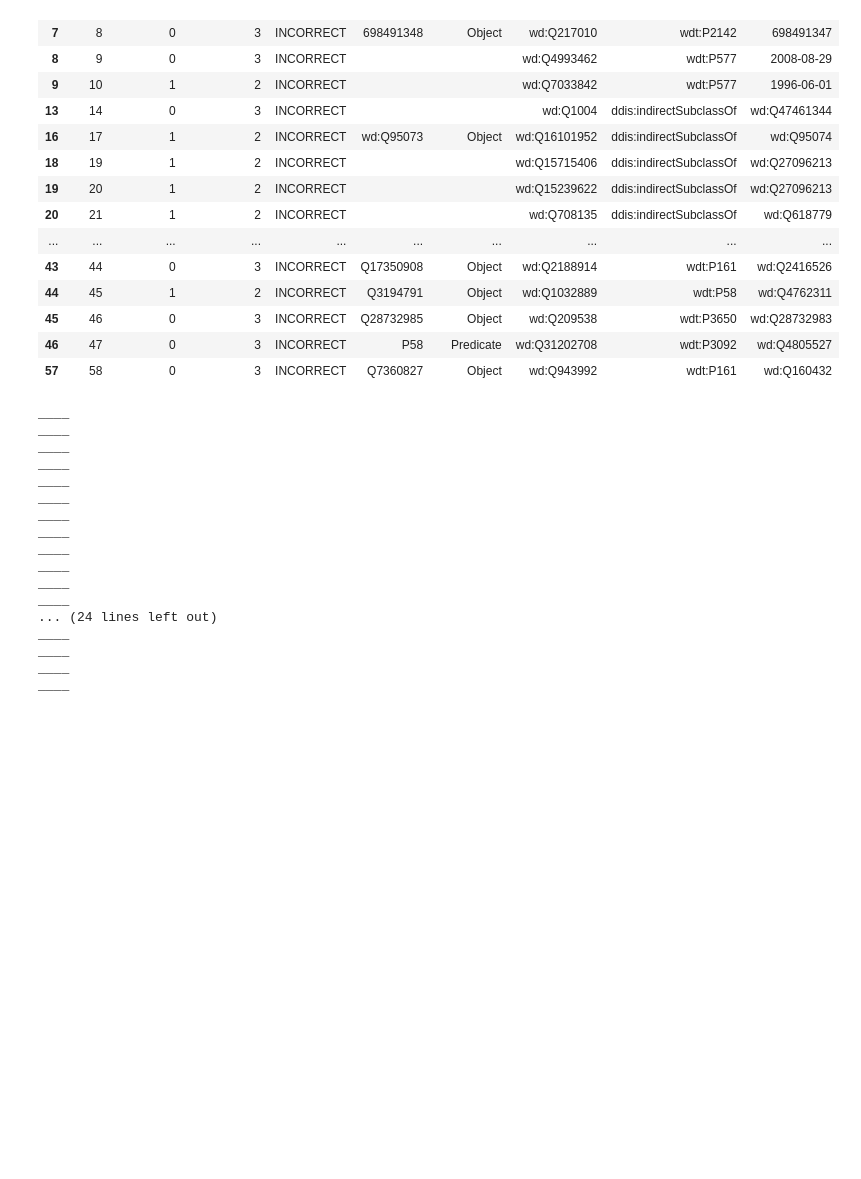
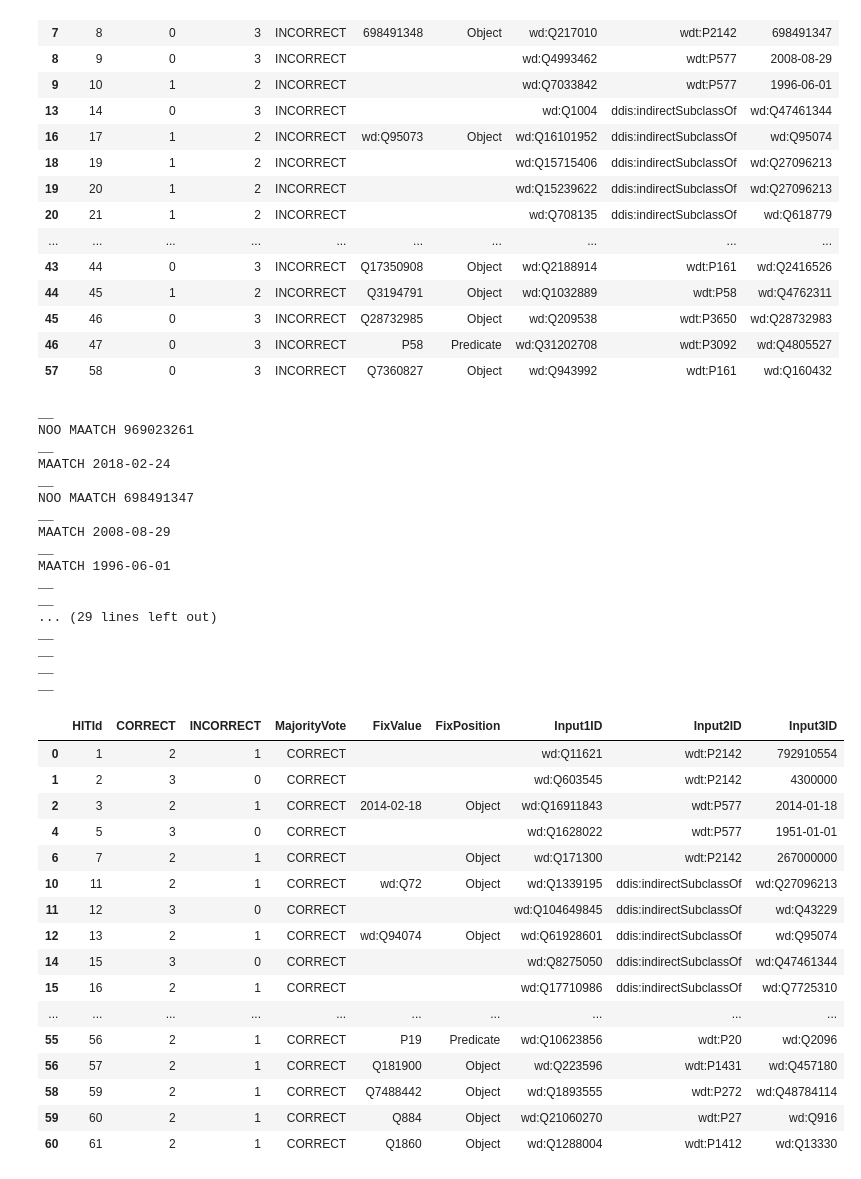
Before and after one commit to theoliver7/uzh-advanced-topics-in-ai, a Jupyter notebook: explorations/Crowd_Sourcing.ipynb, the cells around one changed output. Drawn from its saved outputs; the diff is of its cells as text; code cells hidden in the pictures; blank space fills up the shorter version.

```diff
--- a/explorations/Crowd_Sourcing.ipynb
+++ b/explorations/Crowd_Sourcing.ipynb
@@ -203,8 +218,12 @@ to_fix
 | 46 | 47 | 0 | 3 | INCORRECT | P58 | Predicate | wd:Q31202708 | wdt:P3092 | wd:Q4805527 |
 | 57 | 58 | 0 | 3 | INCORRECT | Q7360827 | Object | wd:Q943992 | wdt:P161 | wd:Q160432 |
 # %%
+import re
+from rdflib import Graph, URIRef, Literal, XSD
+
 # Apply the fixes
 for index, row in to_fix.iterrows():
+    print("__")
     # Extract subject, predicate, old object, and new object
     subject = rdflib.URIRef(row['Input1ID'].replace("wd:", "http://www.wikidata.org/entity/"))
     predicate = rdflib.URIRef(row['Input2ID'].replace("wdt:", "http://www.wikidata.org/prop/direct/").replace("ddis:",
@@ -215,7 +234,14 @@ for index, row in to_fix.iterrows():
         old_object = rdflib.URIRef(row['Input3ID'].replace("wd:", "http://www.wikidata.org/entity/"))
 
     else:
-        old_object = rdflib.Literal(row['Input3ID'])
+        pattern = r'\d{4}-\d{2}-\d{2}'
+        if re.fullmatch(pattern, row['Input3ID']):
+            print("MAATCH",old_object)
+
+            old_object = rdflib.Literal(row['Input3ID'], datatype=XSD.date)
+        else:
+            print("NOO MAATCH",old_object)
+            old_object = rdflib.Literal(row['Input3ID'])
 
     if "wd:" in row['FixValue']:
         fix_value = rdflib.URIRef(str(row['FixValue']).replace("wd:", "http://www.wikidata.org/entity/")) if pd.notna(
@@ -232,33 +258,56 @@ for index, row in to_fix.iterrows():
 
         if row['FixPosition'] == "Subject":
             graph.remove((subject, predicate, old_object))
+            print((fix_value, predicate, old_object))
+
             graph.add((fix_value, predicate, old_object))
         elif row['FixPosition'] == "Predicate":
             graph.remove((subject, predicate, old_object))
             graph.add((subject, fix_value, old_object))
         else:
+            # print(subject, predicate, old_object)
             graph.remove((subject, predicate, old_object))
             graph.add((subject, predicate, fix_value))
 
-    print("____")
 
 # Save the updated graph
 # Replace with your desired output path
 # %% [output]
-____
-____
-____
-____
-____
-____
-____
-____
-____
-____
-____
-____
-... (24 lines left out)
-____
-____
-____
-____
+__
+NOO MAATCH 969023261
+__
+MAATCH 2018-02-24
+__
+NOO MAATCH 698491347
+__
+MAATCH 2008-08-29
+__
+MAATCH 1996-06-01
+__
+__
+... (29 lines left out)
+__
+__
+__
+__
+# %%
+just_add = answer_distribution_with_inputs[answer_distribution_with_inputs['MajorityVote'] == "CORRECT"]
+just_add
+# %% [output]
+|  | HITId | CORRECT | INCORRECT | MajorityVote | FixValue | FixPosition | Input1ID | Input2ID | Input3ID |
+| 0 | 1 | 2 | 1 | CORRECT |  |  | wd:Q11621 | wdt:P2142 | 792910554 |
+| 1 | 2 | 3 | 0 | CORRECT |  |  | wd:Q603545 | wdt:P2142 | 4300000 |
+| 2 | 3 | 2 | 1 | CORRECT | 2014-02-18 | Object | wd:Q16911843 | wdt:P577 | 2014-01-18 |
+| 4 | 5 | 3 | 0 | CORRECT |  |  | wd:Q1628022 | wdt:P577 | 1951-01-01 |
+| 6 | 7 | 2 | 1 | CORRECT |  | Object | wd:Q171300 | wdt:P2142 | 267000000 |
+| 10 | 11 | 2 | 1 | CORRECT | wd:Q72 | Object | wd:Q1339195 | ddis:indirectSubclassOf | wd:Q27096213 |
+| 11 | 12 | 3 | 0 | CORRECT |  |  | wd:Q104649845 | ddis:indirectSubclassOf | wd:Q43229 |
+| 12 | 13 | 2 | 1 | CORRECT | wd:Q94074 | Object | wd:Q61928601 | ddis:indirectSubclassOf | wd:Q95074 |
+| 14 | 15 | 3 | 0 | CORRECT |  |  | wd:Q8275050 | ddis:indirectSubclassOf | wd:Q47461344 |
+| 15 | 16 | 2 | 1 | CORRECT |  |  | wd:Q17710986 | ddis:indirectSubclassOf | wd:Q7725310 |
+| ... | ... | ... | ... | ... | ... | ... | ... | ... | ... |
+| 55 | 56 | 2 | 1 | CORRECT | P19 | Predicate | wd:Q10623856 | wdt:P20 | wd:Q2096 |
+| 56 | 57 | 2 | 1 | CORRECT | Q181900 | Object | wd:Q223596 | wdt:P1431 | wd:Q457180 |
+| 58 | 59 | 2 | 1 | CORRECT | Q7488442 | Object | wd:Q1893555 | wdt:P272 | wd:Q48784114 |
+| 59 | 60 | 2 | 1 | CORRECT | Q884 | Object | wd:Q21060270 | wdt:P27 | wd:Q916 |
+| 60 | 61 | 2 | 1 | CORRECT | Q1860 | Object | wd:Q1288004 | wdt:P1412 | wd:Q13330 |
```
Also changed, not shown: parts of 7 cells of this notebook, 10 other files.
